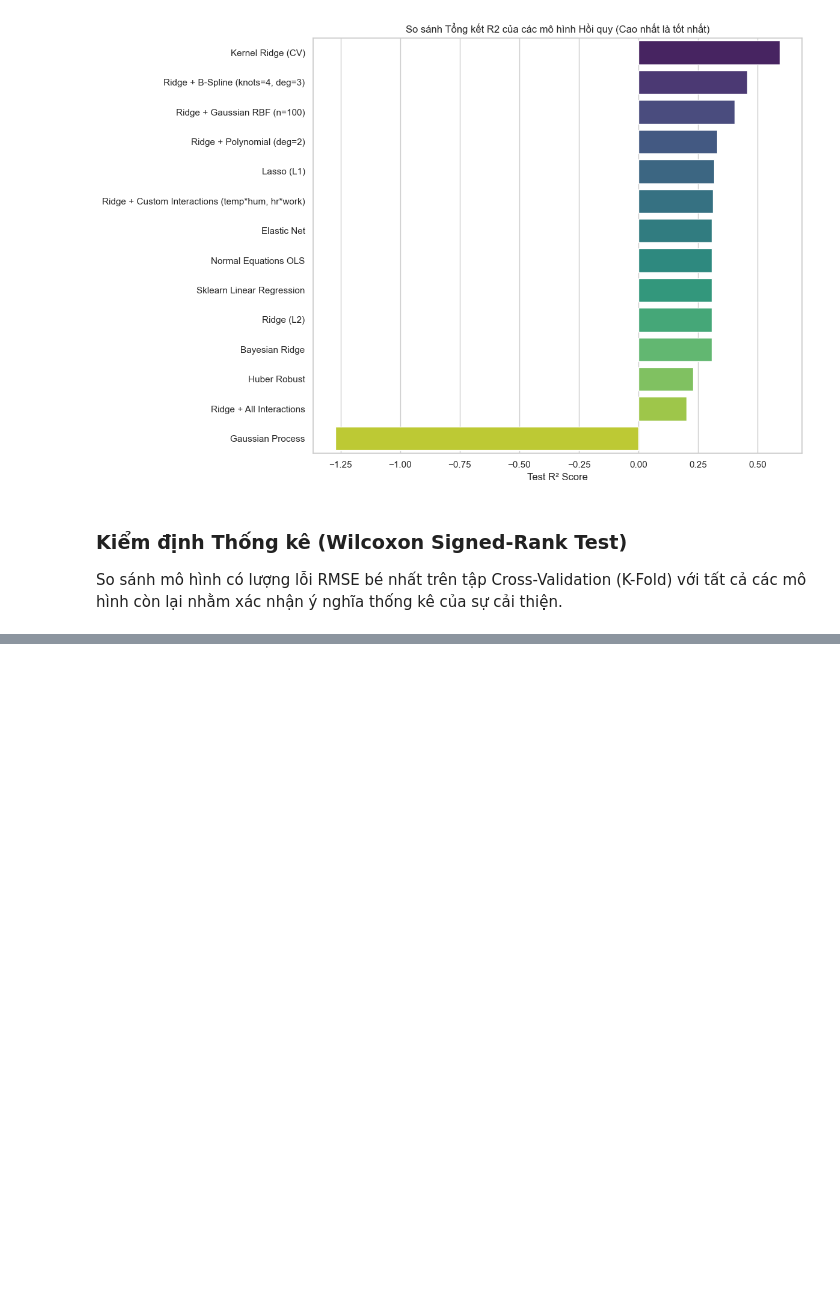
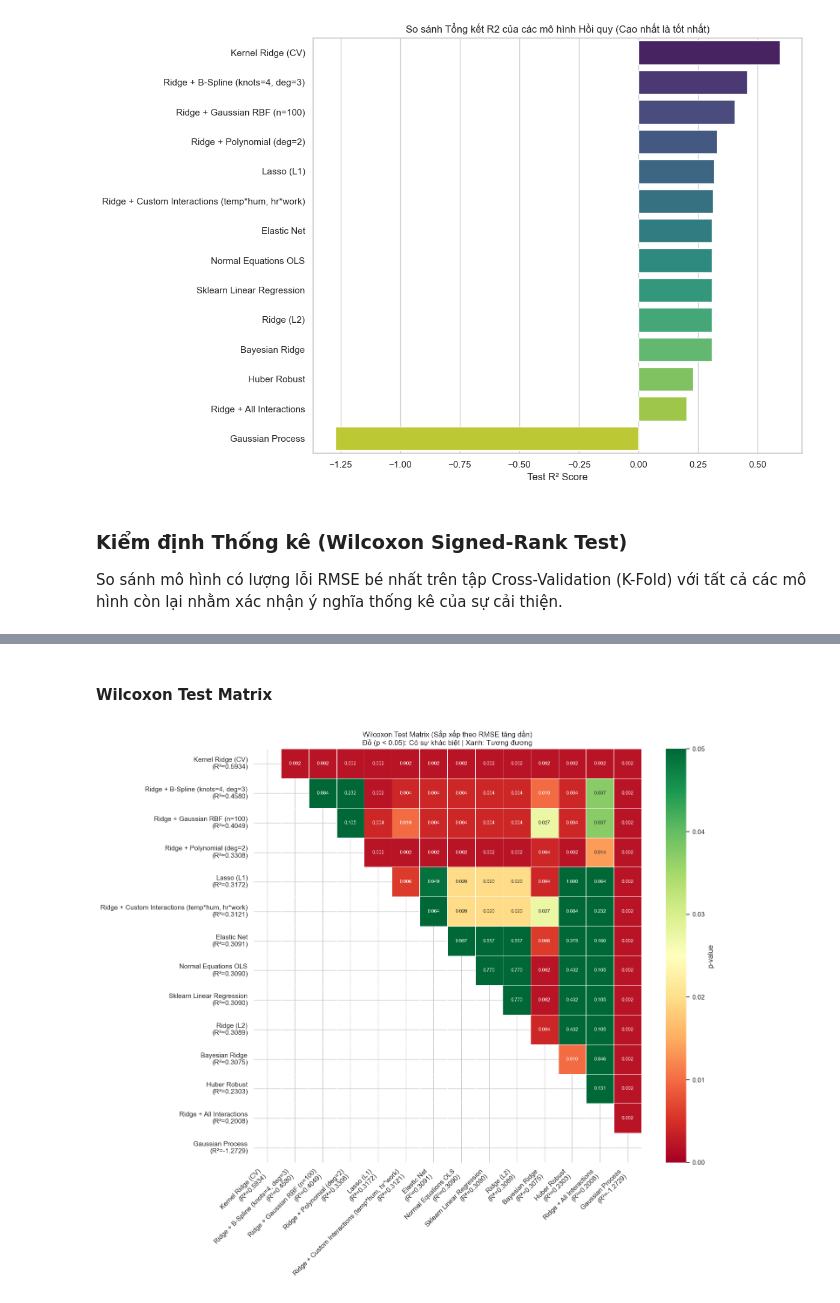
Before and after one commit to tdat1465/lab1-intro2ML, a Jupyter notebook: code/Part1_Regression/5_summary_evaluation.ipynb, the cells around one changed output, grey strips where cells are left out. Saved outputs shown, nothing was run; the diff lists cells and outputs as text; code cells hidden in the pictures; blank space fills up the shorter version.

Commit message:
regression: add Wilcoxon Test Matrix

```diff
--- a/code/Part1_Regression/5_summary_evaluation.ipynb
+++ b/code/Part1_Regression/5_summary_evaluation.ipynb
@@ -122,0 +125,44 @@ So sánh với 'Huber Robust':
+# %% [markdown]
+#### Wilcoxon Test Matrix
+# %%
+import numpy as np
+import matplotlib.pyplot as plt
+import seaborn as sns
+from itertools import combinations
+import warnings
+from scipy.stats import wilcoxon
+
+r2_scores = {m["Model"]: m["Test R2"] for m in metrics_list}
+sorted_models = sorted(cv_scores_dict.keys(), key=lambda x: r2_scores[x], reverse=True)
+model_labels = [f"{name}\n(R²={r2_scores[name]:.4f})" for name in sorted_models]
+n = len(sorted_models)
+
+p_matrix = np.full((n, n), np.nan)
+for i, j in combinations(range(n), 2):
+    a, b = cv_scores_dict[sorted_models[i]], cv_scores_dict[sorted_models[j]]
+    try:
+        with warnings.catch_warnings():
+            warnings.simplefilter("ignore")
+            _, p = wilcoxon(a, b)
+        p_matrix[i, j] = p
+    except:
+        p_matrix[i, j] = 1.0
+
+fig, ax = plt.subplots(figsize=(max(15, n), max(8, n - 1)))
+mask = np.tril(np.ones_like(p_matrix, dtype=bool))
+
+sns.heatmap(
+    p_matrix, mask=mask,
+    annot=True, fmt=".3f", annot_kws={"size": 8}, # Hiển thị số p-value lên ô
+    cmap="RdYlGn", vmin=0, vmax=0.05,             # Đỏ = Ý nghĩa, Xanh = Không ý nghĩa
+    linewidths=0.5, linecolor="white",
+    xticklabels=model_labels, yticklabels=model_labels,
+    ax=ax, cbar_kws={"label": "p-value"}
+)
+
+ax.set_title("Wilcoxon Test Matrix (Sắp xếp theo R^2 giảm dần dần)\nĐỏ (p < 0.05): Có sự khác biệt | Xanh: Tương đương", fontsize=12)
+plt.xticks(rotation=45, ha="right")
+plt.tight_layout()
+plt.show()
+# %% [output]
+[figure, added]
```
Also changed, not shown: parts of 3 cells of this notebook.
